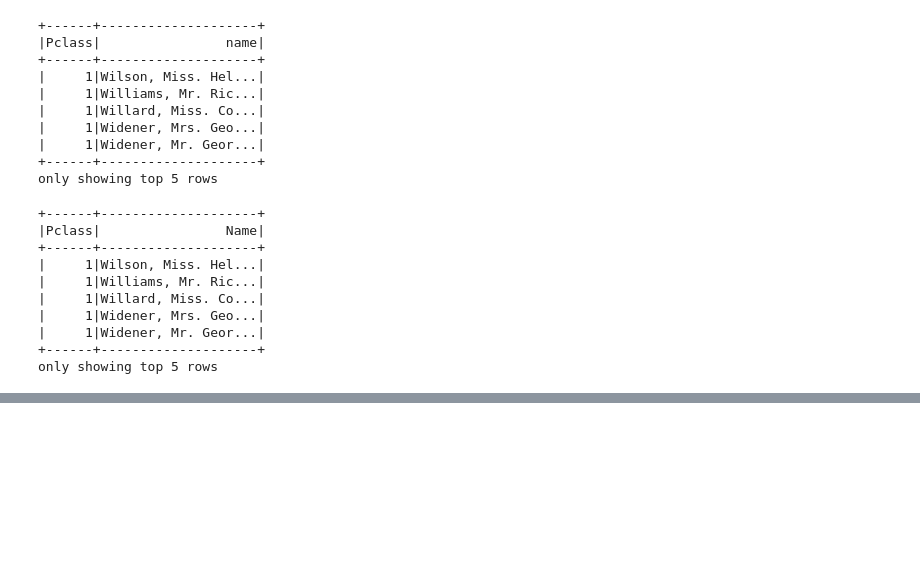
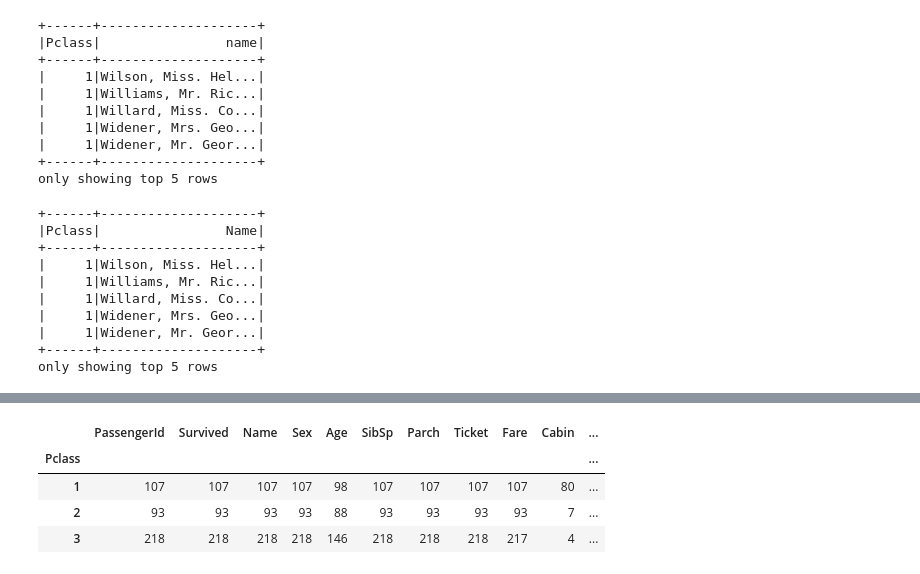
Before and after one commit to SangKwon93/Spark, a Jupyter notebook: Spark_SQL_DataFrame_Hard.ipynb, the cells around one changed output, grey strips where cells are left out. Cells and saved outputs as stored; diff of their text form; code cells hidden in the pictures; blank space fills up the shorter version.

Commit message:
docs : spark DataFrame의 groupby 추가학습

```diff
--- a/Spark_SQL_DataFrame_Hard.ipynb
+++ b/Spark_SQL_DataFrame_Hard.ipynb
@@ -423,0 +438,9 @@ spark.stop()
+# %%
+titanic_pdf_groupby=titanic_pdf.groupby(by="Pclass")
+titanic_pdf_groupby.count() # 판다스에서는 count()에 값을 지정하지 않아도 각 컬럼별 개수가 나오지만 Spark는 특정 컬럼 지정해줘야한다.
+# %% [output]
+|  | PassengerId | Survived | Name | Sex | Age | SibSp | Parch | Ticket | Fare | Cabin | ... |
+| Pclass |  |  |  |  |  |  |  |  |  |  | ... |
+| 1 | 107 | 107 | 107 | 107 | 98 | 107 | 107 | 107 | 107 | 80 | ... |
+| 2 | 93 | 93 | 93 | 93 | 88 | 93 | 93 | 93 | 93 | 7 | ... |
+| 3 | 218 | 218 | 218 | 218 | 146 | 218 | 218 | 218 | 217 | 4 | ... |
```
Also changed, not shown: parts of 12 cells of this notebook.
